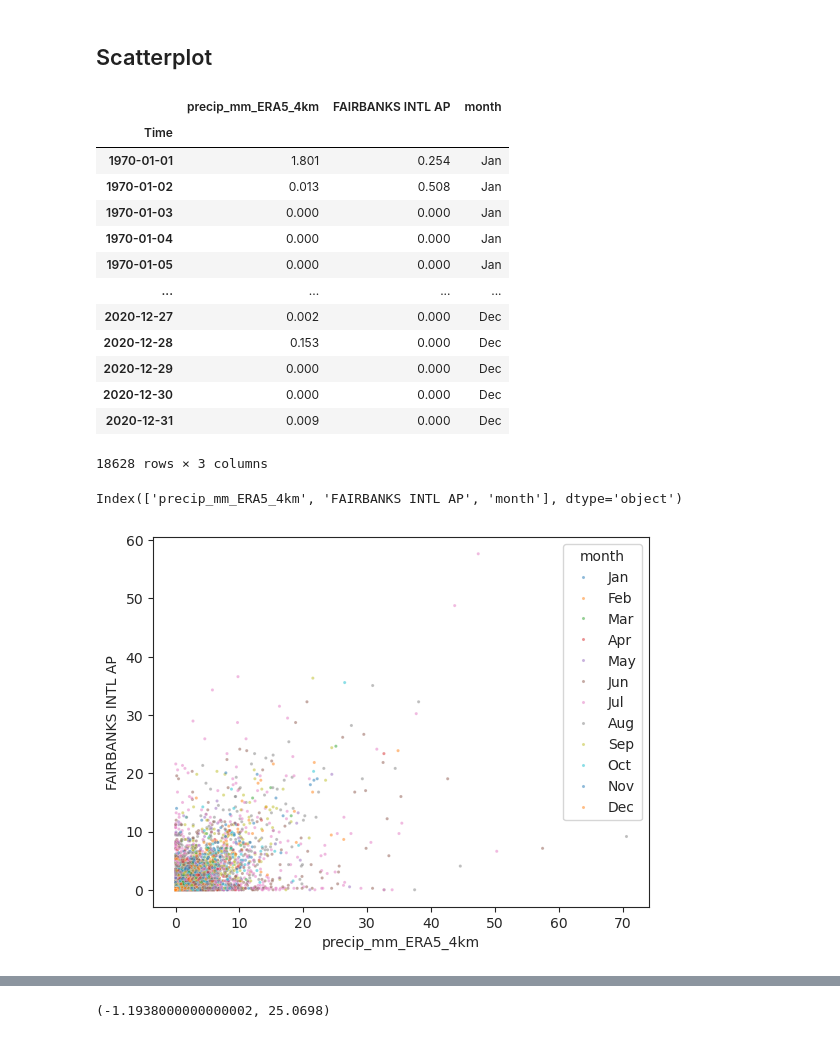
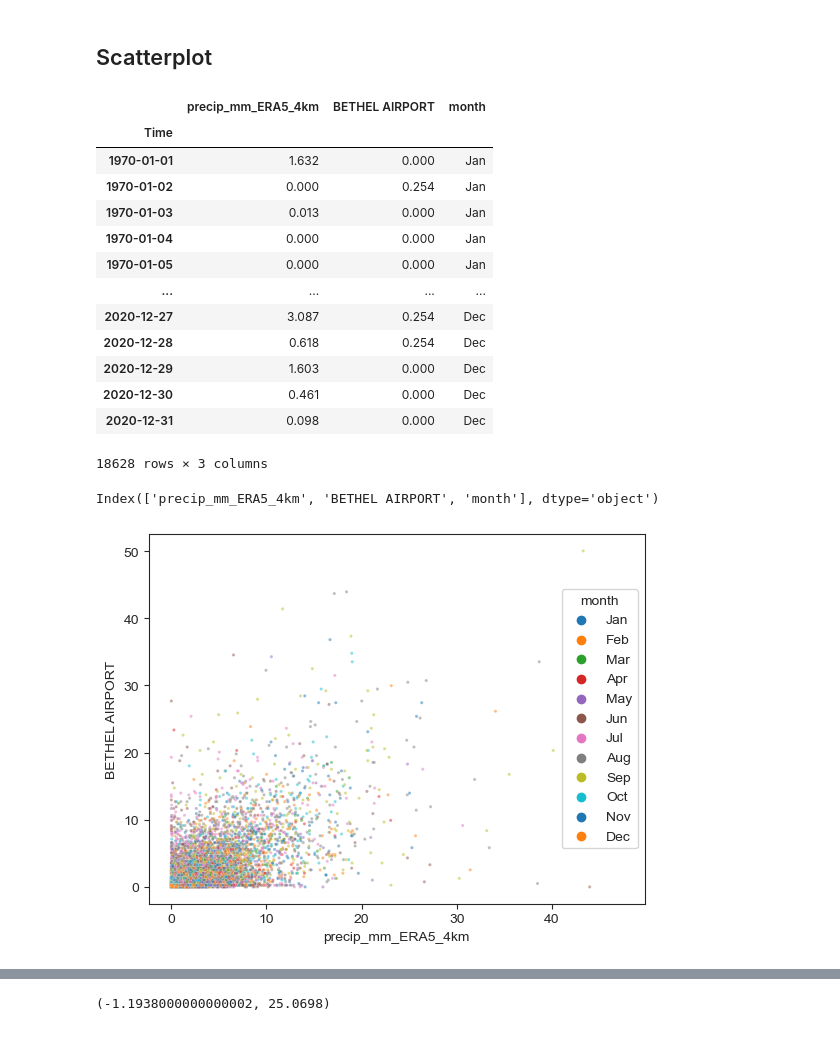
Before and after one commit to chryss/dyndowntools, a Jupyter notebook: Jupyter_Notebooks/analysis_precip_scatterplot.ipynb, the cells around one changed output, grey strips where cells are left out. Saved outputs shown, nothing was run; the diff lists cells and outputs as text; code cells hidden in the pictures.

Commit message:
Bethel precip

```diff
--- a/Jupyter_Notebooks/analysis_precip_scatterplot.ipynb
+++ b/Jupyter_Notebooks/analysis_precip_scatterplot.ipynb
@@ -354,33 +354,33 @@ projdir = Path().resolve().parents[0]
 datapath = projdir / "evaluation/working"
 resolution = 4
 # %%
-datafp = datapath / f"precip_FAIRBANKS_INTL_AP_1970_2020_{resolution}km.csv"
+datafp = datapath / f"precip_{teststation.replace(' ', '_')}_1970_2020_{resolution}km.csv"
 compDF = pd.read_csv(datafp, index_col=0)
 compDF
 # %% [output]
-|  | precip_mm_ERA5_4km | FAIRBANKS INTL AP | month |
+|  | precip_mm_ERA5_4km | BETHEL AIRPORT | month |
 | Time |  |  |  |
-| 1970-01-01 | 1.801 | 0.254 | Jan |
-| 1970-01-02 | 0.013 | 0.508 | Jan |
-| 1970-01-03 | 0.000 | 0.000 | Jan |
+| 1970-01-01 | 1.632 | 0.000 | Jan |
+| 1970-01-02 | 0.000 | 0.254 | Jan |
+| 1970-01-03 | 0.013 | 0.000 | Jan |
 | 1970-01-04 | 0.000 | 0.000 | Jan |
 | 1970-01-05 | 0.000 | 0.000 | Jan |
 | ... | ... | ... | ... |
-| 2020-12-27 | 0.002 | 0.000 | Dec |
-| 2020-12-28 | 0.153 | 0.000 | Dec |
-| 2020-12-29 | 0.000 | 0.000 | Dec |
-| 2020-12-30 | 0.000 | 0.000 | Dec |
-| 2020-12-31 | 0.009 | 0.000 | Dec |
+| 2020-12-27 | 3.087 | 0.254 | Dec |
+| 2020-12-28 | 0.618 | 0.254 | Dec |
+| 2020-12-29 | 1.603 | 0.000 | Dec |
+| 2020-12-30 | 0.461 | 0.000 | Dec |
+| 2020-12-31 | 0.098 | 0.000 | Dec |
 18628 rows × 3 columns
 # %%
 sns.set_style('ticks')
 # %%
 compDF.columns
 # %% [output]
-Index(['precip_mm_ERA5_4km', 'FAIRBANKS INTL AP', 'month'], dtype='object')
+Index(['precip_mm_ERA5_4km', 'BETHEL AIRPORT', 'month'], dtype='object')
 # %%
-ax = sns.scatterplot(data=compDF, x=f'precip_mm_ERA5_{resolution}km', y='FAIRBANKS INTL AP', hue='month', alpha=0.5, s=5, palette='tab10')
+ax = sns.scatterplot(data=compDF, x=f'precip_mm_ERA5_{resolution}km', y=f'{teststation}', hue='month', alpha=0.5, s=5, palette='tab10')
 # ax.set_ylim([0, 10])
 # %% [output]
-[figure, old version]
+[figure, new version]
 # %%
```
Also changed, not shown: parts of 3 cells of this notebook, 8 other files.
